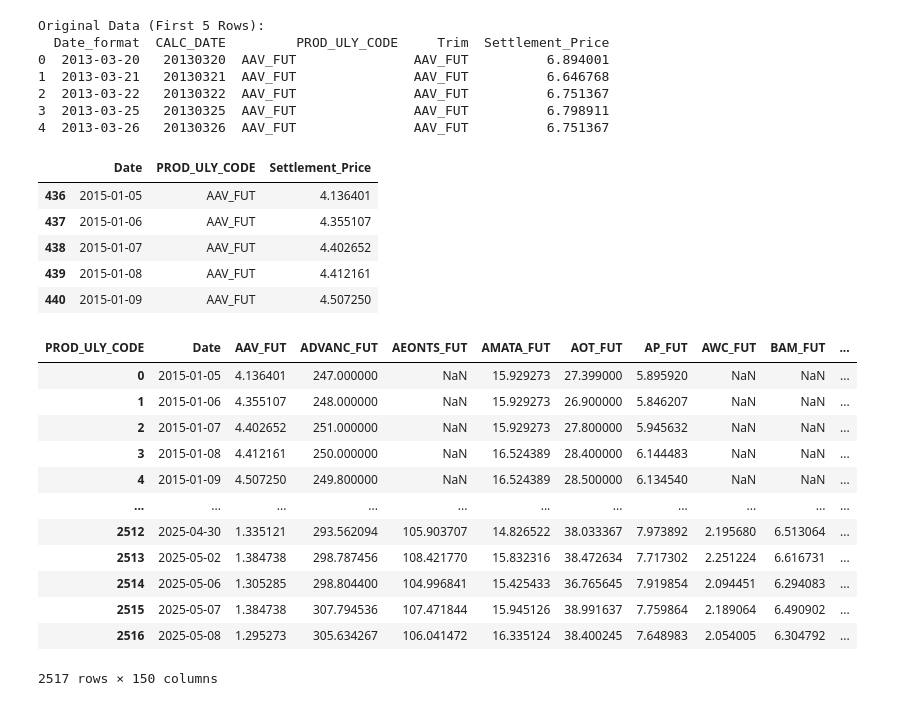
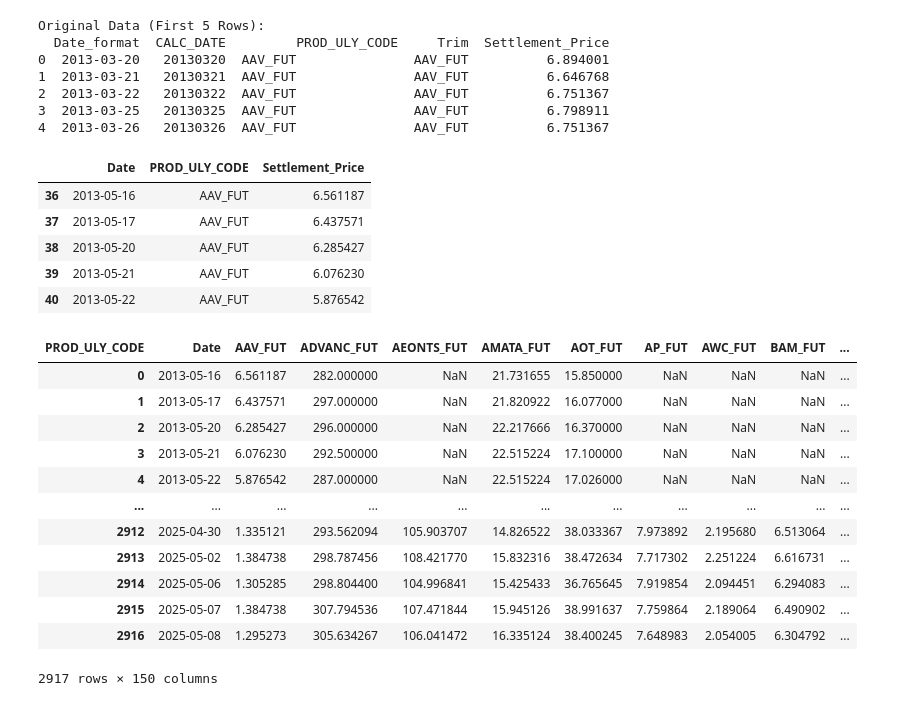
Before and after one commit to FulinQ/SET_Intern, a Jupyter notebook: MM/Pivot_SP.ipynb, the cells around one changed output. Saved outputs shown, nothing was run; the diff lists cells and outputs as text; code cells hidden in the pictures.

```diff
--- a/MM/Pivot_SP.ipynb
+++ b/MM/Pivot_SP.ipynb
@@ -7,45 +7,45 @@ os.chdir(folder_path)
 # %%
 df = pd.read_excel('Settlement_Price_Futures_2013-2025.xlsx', sheet_name='Settlement_Price')
 print("\nOriginal Data (First 5 Rows):")
 print(df.head())
 
 df = df[['Date_format', 'Trim', 'Settlement_Price']]
 df.rename(columns={'Date_format' : 'Date',
                    'Trim' : 'PROD_ULY_CODE'}, inplace=True)
-df = df[df['Date'] >= '2015-01-01']
+df = df[df['Date'] >= '2013-05-16']
 # df['Date'] = pd.to_datetime(df['Date'], format='%Y-%m-%d', errors='coerce')
 df['Settlement_Price'] = pd.to_numeric(df['Settlement_Price'], errors='coerce')
 df.head(5)
 # %% [output]
 Original Data (First 5 Rows):
   Date_format  CALC_DATE         PROD_ULY_CODE     Trim  Settlement_Price
 0  2013-03-20   20130320  AAV_FUT               AAV_FUT          6.894001
 1  2013-03-21   20130321  AAV_FUT               AAV_FUT          6.646768
 2  2013-03-22   20130322  AAV_FUT               AAV_FUT          6.751367
 3  2013-03-25   20130325  AAV_FUT               AAV_FUT          6.798911
 4  2013-03-26   20130326  AAV_FUT               AAV_FUT          6.751367
 |  | Date | PROD_ULY_CODE | Settlement_Price |
-| 436 | 2015-01-05 | AAV_FUT | 4.136401 |
-| 437 | 2015-01-06 | AAV_FUT | 4.355107 |
-| 438 | 2015-01-07 | AAV_FUT | 4.402652 |
-| 439 | 2015-01-08 | AAV_FUT | 4.412161 |
-| 440 | 2015-01-09 | AAV_FUT | 4.507250 |
+| 36 | 2013-05-16 | AAV_FUT | 6.561187 |
+| 37 | 2013-05-17 | AAV_FUT | 6.437571 |
+| 38 | 2013-05-20 | AAV_FUT | 6.285427 |
+| 39 | 2013-05-21 | AAV_FUT | 6.076230 |
+| 40 | 2013-05-22 | AAV_FUT | 5.876542 |
 # %%
 pivoted_df = df.pivot_table(index='Date', columns='PROD_ULY_CODE', values='Settlement_Price', aggfunc='first')
 pivoted_df.reset_index(inplace=True)
 pivoted_df
 # %% [output]
 | PROD_ULY_CODE | Date | AAV_FUT | ADVANC_FUT | AEONTS_FUT | AMATA_FUT | AOT_FUT | AP_FUT | AWC_FUT | BAM_FUT | ... |
-| 0 | 2015-01-05 | 4.136401 | 247.000000 | NaN | 15.929273 | 27.399000 | 5.895920 | NaN | NaN | ... |
-| 1 | 2015-01-06 | 4.355107 | 248.000000 | NaN | 15.929273 | 26.900000 | 5.846207 | NaN | NaN | ... |
-| 2 | 2015-01-07 | 4.402652 | 251.000000 | NaN | 15.929273 | 27.800000 | 5.945632 | NaN | NaN | ... |
-| 3 | 2015-01-08 | 4.412161 | 250.000000 | NaN | 16.524389 | 28.400000 | 6.144483 | NaN | NaN | ... |
-| 4 | 2015-01-09 | 4.507250 | 249.800000 | NaN | 16.524389 | 28.500000 | 6.134540 | NaN | NaN | ... |
+| 0 | 2013-05-16 | 6.561187 | 282.000000 | NaN | 21.731655 | 15.850000 | NaN | NaN | NaN | ... |
+| 1 | 2013-05-17 | 6.437571 | 297.000000 | NaN | 21.820922 | 16.077000 | NaN | NaN | NaN | ... |
+| 2 | 2013-05-20 | 6.285427 | 296.000000 | NaN | 22.217666 | 16.370000 | NaN | NaN | NaN | ... |
+| 3 | 2013-05-21 | 6.076230 | 292.500000 | NaN | 22.515224 | 17.100000 | NaN | NaN | NaN | ... |
+| 4 | 2013-05-22 | 5.876542 | 287.000000 | NaN | 22.515224 | 17.026000 | NaN | NaN | NaN | ... |
 | ... | ... | ... | ... | ... | ... | ... | ... | ... | ... | ... |
-| 2512 | 2025-04-30 | 1.335121 | 293.562094 | 105.903707 | 14.826522 | 38.033367 | 7.973892 | 2.195680 | 6.513064 | ... |
-| 2513 | 2025-05-02 | 1.384738 | 298.787456 | 108.421770 | 15.832316 | 38.472634 | 7.717302 | 2.251224 | 6.616731 | ... |
-| 2514 | 2025-05-06 | 1.305285 | 298.804400 | 104.996841 | 15.425433 | 36.765645 | 7.919854 | 2.094451 | 6.294083 | ... |
-| 2515 | 2025-05-07 | 1.384738 | 307.794536 | 107.471844 | 15.945126 | 38.991637 | 7.759864 | 2.189064 | 6.490902 | ... |
-| 2516 | 2025-05-08 | 1.295273 | 305.634267 | 106.041472 | 16.335124 | 38.400245 | 7.648983 | 2.054005 | 6.304792 | ... |
+| 2912 | 2025-04-30 | 1.335121 | 293.562094 | 105.903707 | 14.826522 | 38.033367 | 7.973892 | 2.195680 | 6.513064 | ... |
+| 2913 | 2025-05-02 | 1.384738 | 298.787456 | 108.421770 | 15.832316 | 38.472634 | 7.717302 | 2.251224 | 6.616731 | ... |
+| 2914 | 2025-05-06 | 1.305285 | 298.804400 | 104.996841 | 15.425433 | 36.765645 | 7.919854 | 2.094451 | 6.294083 | ... |
+| 2915 | 2025-05-07 | 1.384738 | 307.794536 | 107.471844 | 15.945126 | 38.991637 | 7.759864 | 2.189064 | 6.490902 | ... |
+| 2916 | 2025-05-08 | 1.295273 | 305.634267 | 106.041472 | 16.335124 | 38.400245 | 7.648983 | 2.054005 | 6.304792 | ... |
-2517 rows × 150 columns
+2917 rows × 150 columns
 # %%
```
Also changed, not shown: parts of 1 cell of this notebook, 2 other files.
